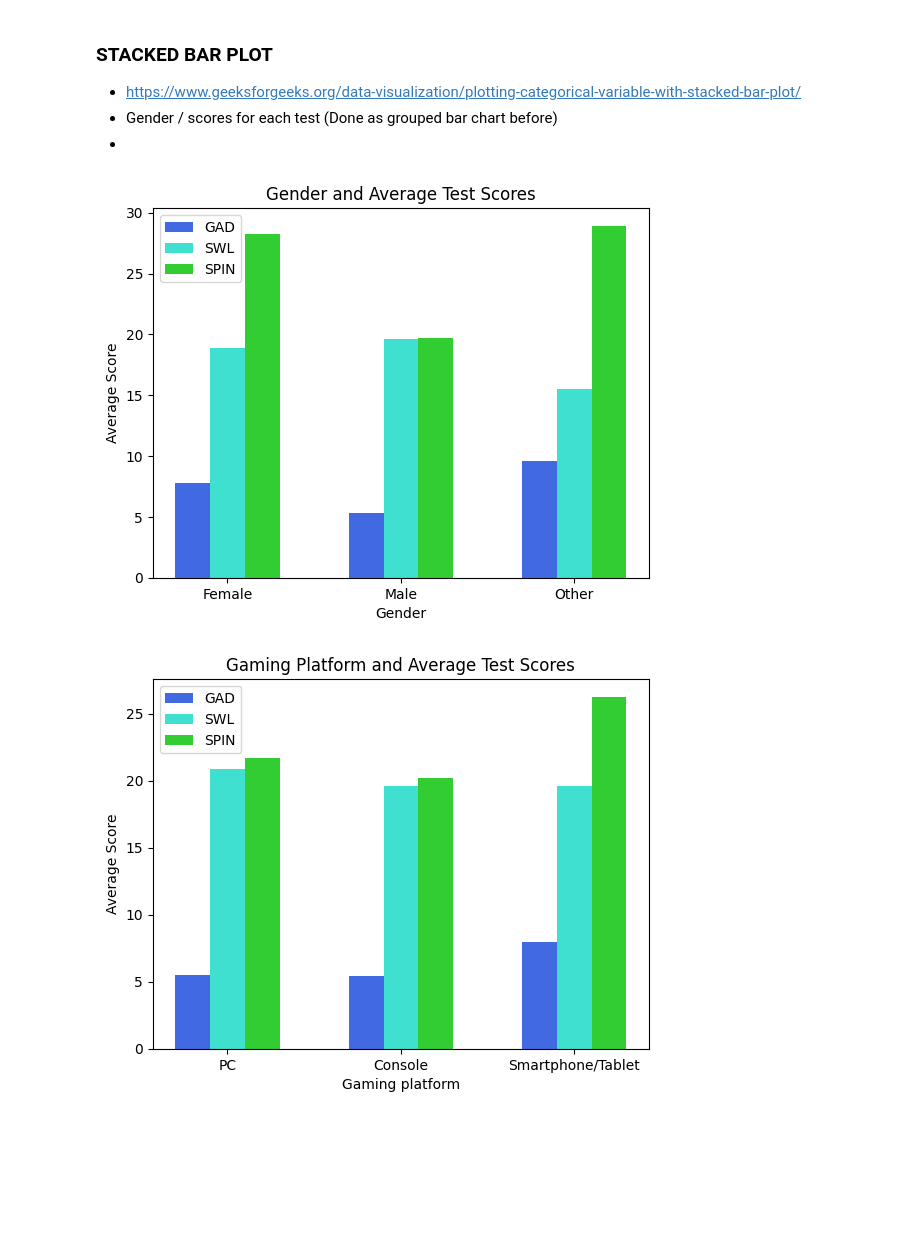
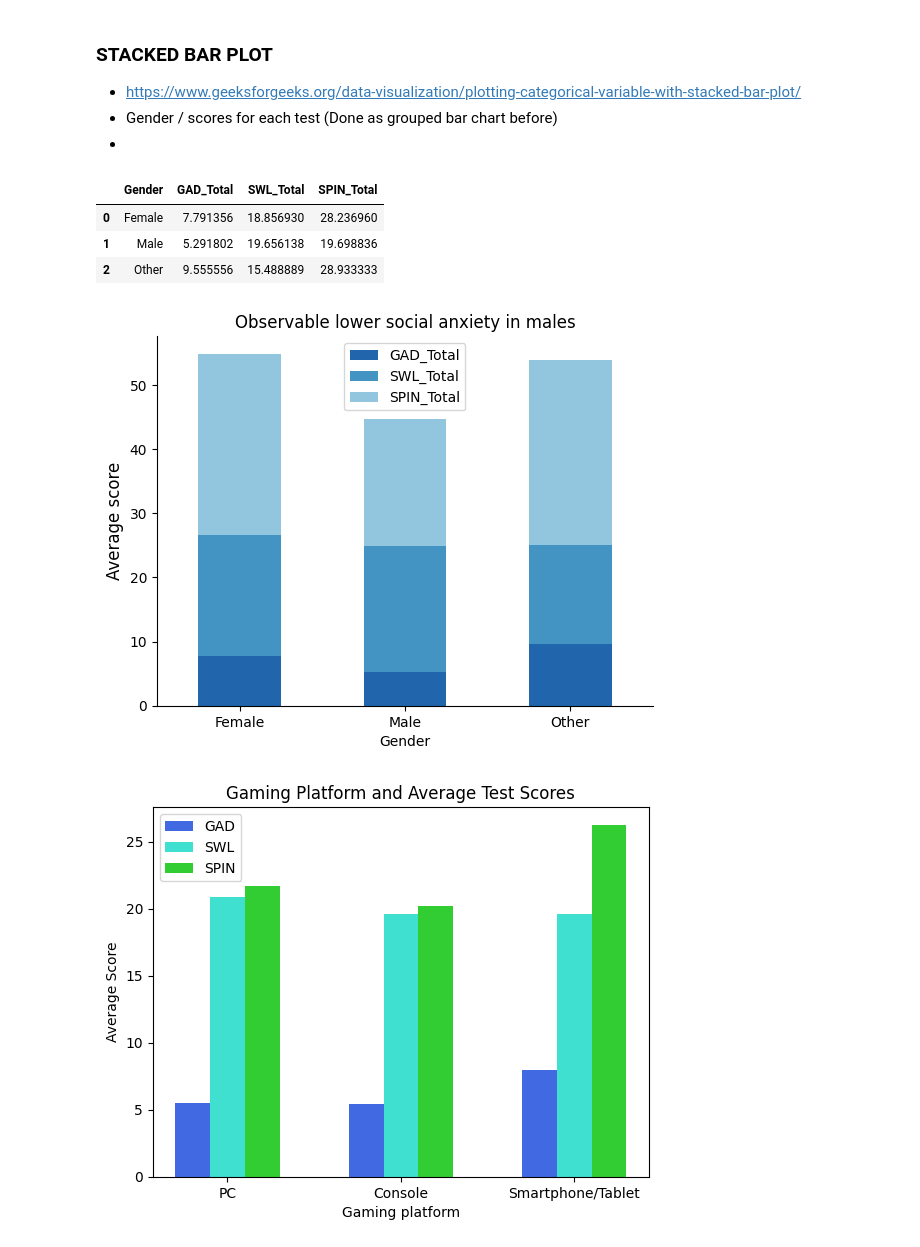
Before and after one commit to amallred/gaming-mental-health-analysis, a Jupyter notebook: charts.ipynb, the cells around one changed output. Drawn from its saved outputs; the diff is of its cells as text; code cells hidden in the pictures; blank space fills up the shorter version.

```diff
--- a/charts.ipynb
+++ b/charts.ipynb
@@ -184,31 +210,49 @@ plt.show()
 - https://www.geeksforgeeks.org/data-visualization/plotting-categorical-variable-with-stacked-bar-plot/
 - Gender / scores for each test (Done as grouped bar chart before)
 -
+# %%
+# Reference: Combine series into df https://stackoverflow.com/questions/18062135/combining-two-series-into-a-dataframe-in-pandas
+
+gender_GAD_scores = df.groupby('Gender')['GAD_Total'].mean()
+gender_SWL_scores = df.groupby('Gender')['SWL_Total'].mean()
+gender_SPIN_scores = df.groupby('Gender')['SPIN_Total'].mean()
+
+gender_df = pd.concat([
+    gender_GAD_scores,
+    gender_SWL_scores,
+    gender_SPIN_scores
+], axis=1).reset_index()
+
+gender_df
+# %% [output]
+|  | Gender | GAD_Total | SWL_Total | SPIN_Total |
+| 0 | Female | 7.791356 | 18.856930 | 28.236960 |
+| 1 | Male | 5.291802 | 19.656138 | 19.698836 |
+| 2 | Other | 9.555556 | 15.488889 | 28.933333 |
 # %%
 # Reference: https://www.geeksforgeeks.org/python/create-a-grouped-bar-plot-in-matplotlib/
+#   Chat GPT helped correct the color indexing
 
-x = np.arange(3)
-gender_GAD_scores = df.groupby('Gender')['GAD_Total'].mean()
-gender_SWL_scores = df.groupby('Gender')['SWL_Total'].mean()
-gender_SPIN_scores = df.groupby('Gender')['SPIN_Total'].mean()
-width=.2
+gender_df.plot(
+    x="Gender",
+    kind='bar',
+    stacked=True,
+    title='Observable lower social anxiety in males',
+    color=colors_dl[3:6])
 
-plt.bar(x-0.2, gender_GAD_scores, width, color='royalblue')
-plt.bar(x, gender_SWL_scores, width, color='turquoise')
-plt.bar(x+0.2, gender_SPIN_scores, width, color='limegreen')
+plt.ylabel("Average score", fontsize=12)
+plt.xticks(rotation=0)
 
-plt.xticks(x, ['Female', 'Male', 'Other'])
-plt.xlabel('Gender')
-plt.ylabel('Average Score')
-plt.legend(['GAD', 'SWL', 'SPIN'])
-plt.title('Gender and Average Test Scores')
+ax = plt.gca()
+ax.spines['top'].set_visible(False)
+ax.spines['right'].set_visible(False)
 
 # Save figure as image
-# plt.savefig('plots/Gender_scores_grouped_bar_chart.png')
+plt.savefig('plots/scores_stacked_bar_chart.png')
 
 plt.show()
 # %% [output]
-[figure, old version]
+[figure, new version]
 # %%
 x = np.arange(3)
 platform_GAD_scores = df.groupby('Platform')['GAD_Total'].mean()
```
Also changed, not shown: parts of 4 cells of this notebook, 4 other files.
